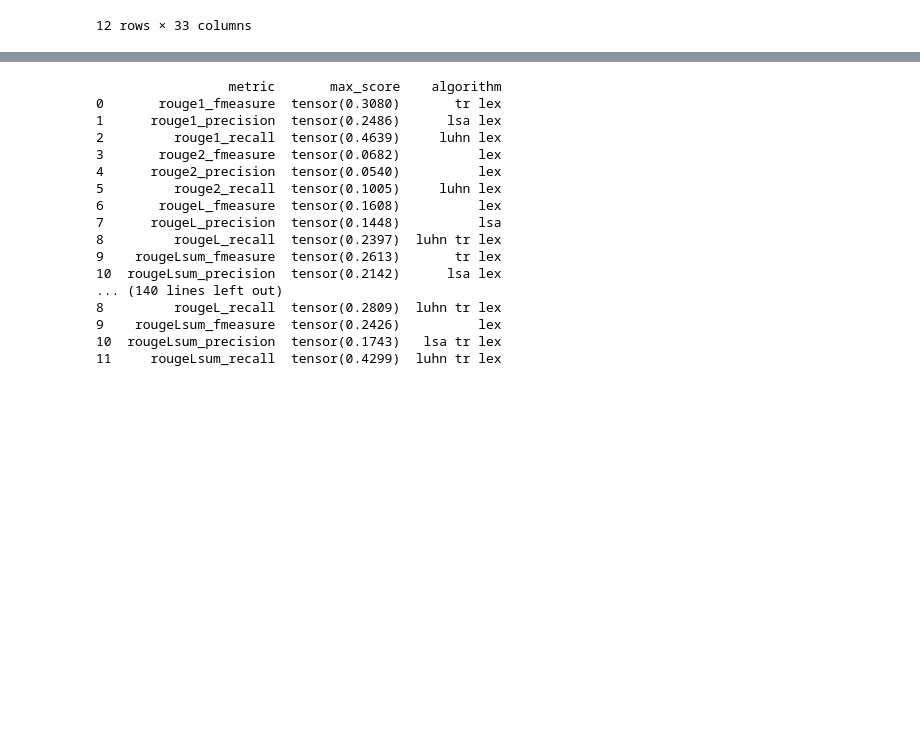
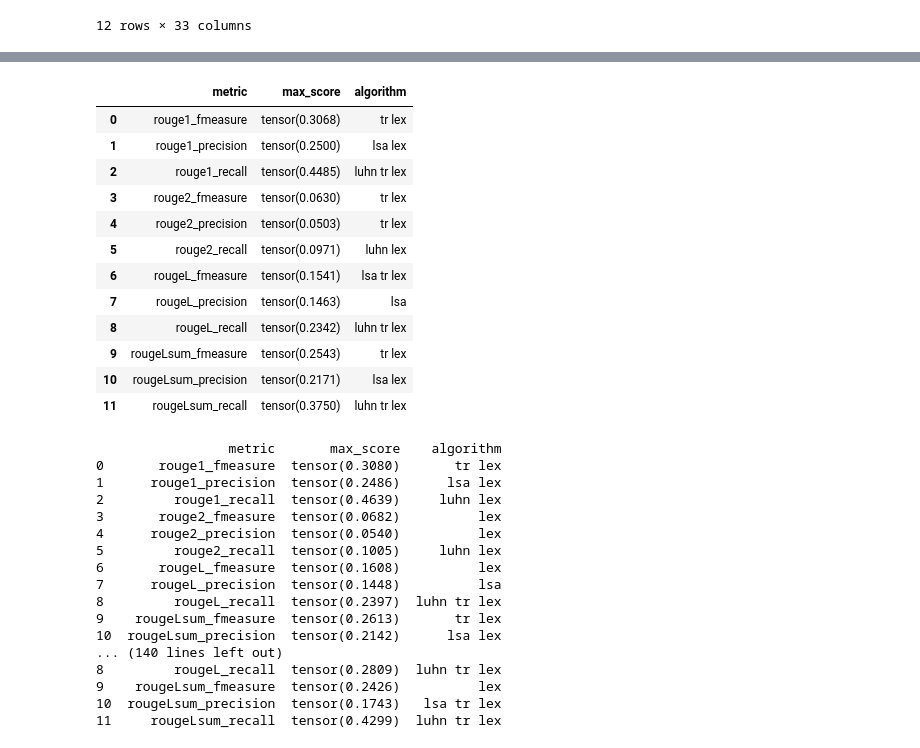
Before and after one commit to ZeyadMashhour/text_summarization, a Jupyter notebook: Demo.ipynb, the cells around one changed output, grey strips where cells are left out. Cells and saved outputs as stored; diff of their text form; code cells hidden in the pictures; blank space fills up the shorter version.

```diff
--- a/Demo.ipynb
+++ b/Demo.ipynb
@@ -48,0 +73,4 @@ df.head(12)
+# %%
+list_34an_5atr_bassel = []
+for i in range(len(df_refrence_1.index)):
+    print(df.index[i])
@@ -54,5 +159,5 @@ max_values = get_max_values(df)
 # %%
-def create_datafrme(df, max_values):
+def create_dataframe(df, max_values):
     list_34an_5atr_bassel = []
     for i in range(len(df.index)):
         list_34an_5atr_bassel.append([df.index[i]
@@ -61,5 +166,21 @@ def create_datafrme(df, max_values):
     columns_34an_5atr_hamed = ["metric", "max_score", "algorithm"]
     dataframe_34an_5atr_bassel = pd.DataFrame(list_34an_5atr_bassel, columns=columns_34an_5atr_hamed)
     return dataframe_34an_5atr_bassel
+# %%
+create_dataframe(df, max_values)
+# %% [output]
+|  | metric | max_score | algorithm |
+| 0 | rouge1_fmeasure | tensor(0.3068) | tr lex |
+| 1 | rouge1_precision | tensor(0.2500) | lsa lex |
+| 2 | rouge1_recall | tensor(0.4485) | luhn tr lex |
+| 3 | rouge2_fmeasure | tensor(0.0630) | tr lex |
+| 4 | rouge2_precision | tensor(0.0503) | tr lex |
+| 5 | rouge2_recall | tensor(0.0971) | luhn lex |
+| 6 | rougeL_fmeasure | tensor(0.1541) | lsa tr lex |
+| 7 | rougeL_precision | tensor(0.1463) | lsa |
+| 8 | rougeL_recall | tensor(0.2342) | luhn tr lex |
+| 9 | rougeLsum_fmeasure | tensor(0.2543) | tr lex |
+| 10 | rougeLsum_precision | tensor(0.2171) | lsa lex |
+| 11 | rougeLsum_recall | tensor(0.3750) | luhn tr lex |
 # %%
 files = ['5.csv', '6.csv', '7.csv']
```
Also changed, not shown: parts of 17 cells of this notebook, 40 other files.
